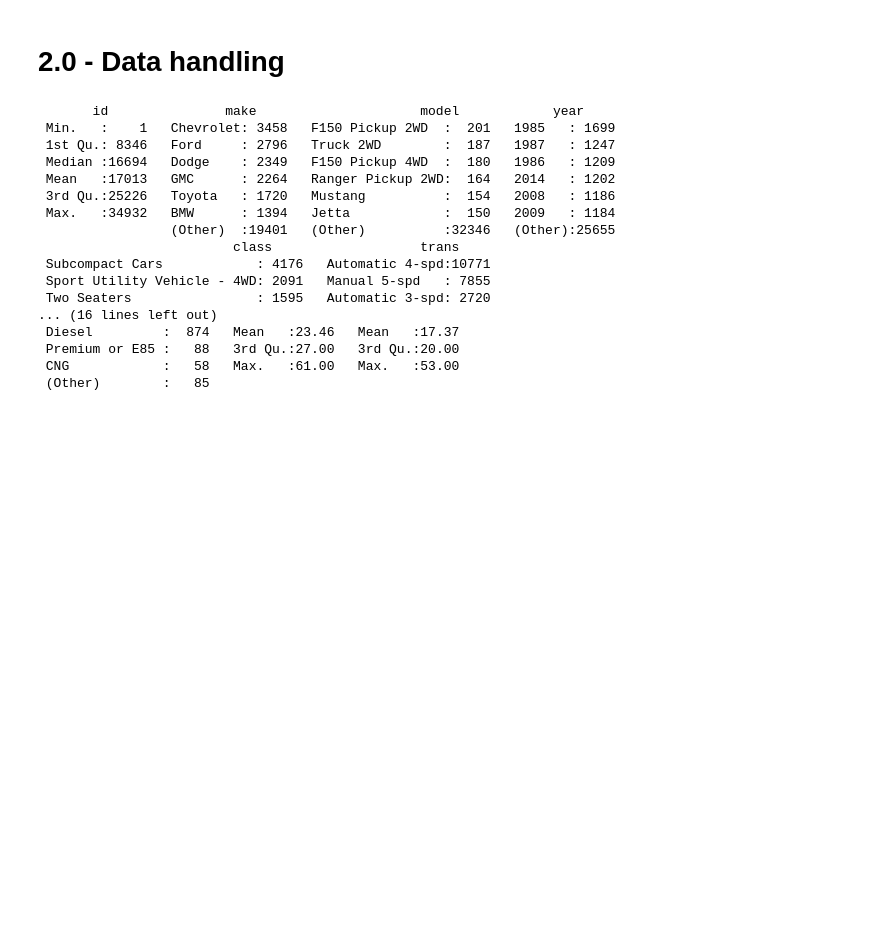
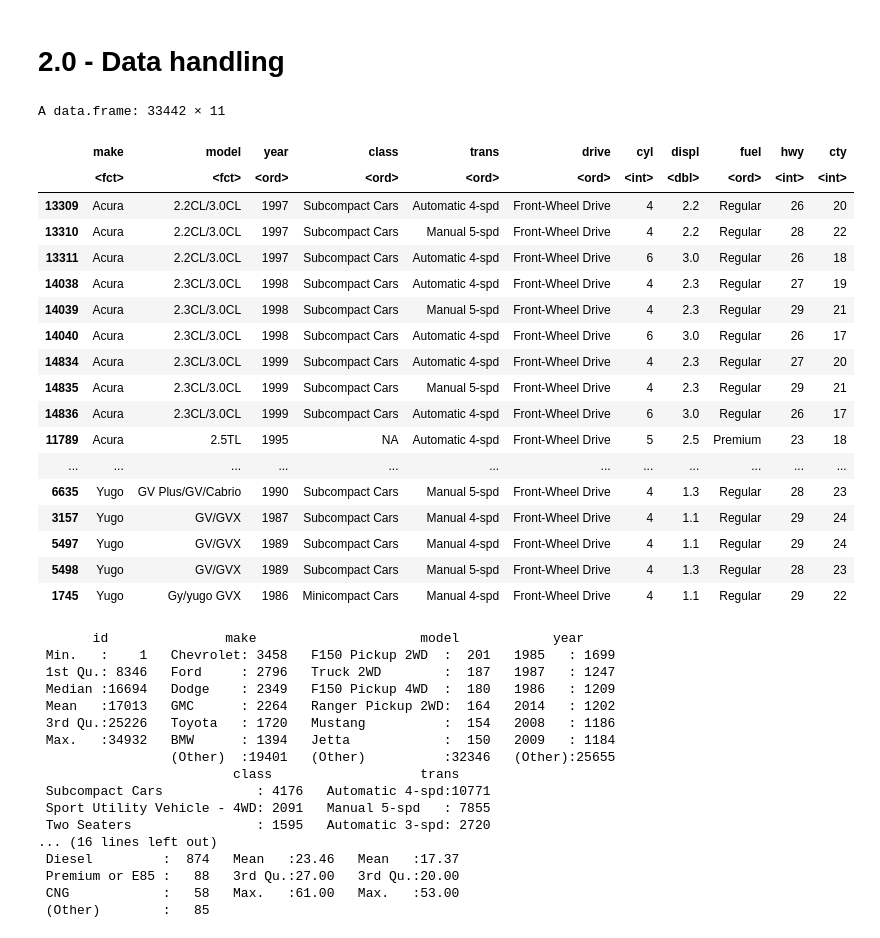
Before and after one commit to GustavoHBDuarte/vehicles, a Jupyter notebook: Notebook_R.ipynb, the cells around one changed output. Saved outputs shown, nothing was run; the diff lists cells and outputs as text; code cells hidden in the pictures; blank space fills up the shorter version.

```diff
--- a/Notebook_R.ipynb
+++ b/Notebook_R.ipynb
@@ -246,6 +375,28 @@ df$hwy <- as.integer(df$hwy)
 
 # "cty" -> integer
 df$cty <- as.integer(df$cty)
+# %%
+data.frame(df, row.names="id")
+# %% [output]
+A data.frame: 33442 × 11
+|  | make | model | year | class | trans | drive | cyl | displ | fuel | hwy | cty |
+|  | <fct> | <fct> | <ord> | <ord> | <ord> | <ord> | <int> | <dbl> | <ord> | <int> | <int> |
+| 13309 | Acura | 2.2CL/3.0CL | 1997 | Subcompact Cars | Automatic 4-spd | Front-Wheel Drive | 4 | 2.2 | Regular | 26 | 20 |
+| 13310 | Acura | 2.2CL/3.0CL | 1997 | Subcompact Cars | Manual 5-spd | Front-Wheel Drive | 4 | 2.2 | Regular | 28 | 22 |
+| 13311 | Acura | 2.2CL/3.0CL | 1997 | Subcompact Cars | Automatic 4-spd | Front-Wheel Drive | 6 | 3.0 | Regular | 26 | 18 |
+| 14038 | Acura | 2.3CL/3.0CL | 1998 | Subcompact Cars | Automatic 4-spd | Front-Wheel Drive | 4 | 2.3 | Regular | 27 | 19 |
+| 14039 | Acura | 2.3CL/3.0CL | 1998 | Subcompact Cars | Manual 5-spd | Front-Wheel Drive | 4 | 2.3 | Regular | 29 | 21 |
+| 14040 | Acura | 2.3CL/3.0CL | 1998 | Subcompact Cars | Automatic 4-spd | Front-Wheel Drive | 6 | 3.0 | Regular | 26 | 17 |
+| 14834 | Acura | 2.3CL/3.0CL | 1999 | Subcompact Cars | Automatic 4-spd | Front-Wheel Drive | 4 | 2.3 | Regular | 27 | 20 |
+| 14835 | Acura | 2.3CL/3.0CL | 1999 | Subcompact Cars | Manual 5-spd | Front-Wheel Drive | 4 | 2.3 | Regular | 29 | 21 |
+| 14836 | Acura | 2.3CL/3.0CL | 1999 | Subcompact Cars | Automatic 4-spd | Front-Wheel Drive | 6 | 3.0 | Regular | 26 | 17 |
+| 11789 | Acura | 2.5TL | 1995 | NA | Automatic 4-spd | Front-Wheel Drive | 5 | 2.5 | Premium | 23 | 18 |
+| ... | ... | ... | ... | ... | ... | ... | ... | ... | ... | ... | ... |
+| 6635 | Yugo | GV Plus/GV/Cabrio | 1990 | Subcompact Cars | Manual 5-spd | Front-Wheel Drive | 4 | 1.3 | Regular | 28 | 23 |
+| 3157 | Yugo | GV/GVX | 1987 | Subcompact Cars | Manual 4-spd | Front-Wheel Drive | 4 | 1.1 | Regular | 29 | 24 |
+| 5497 | Yugo | GV/GVX | 1989 | Subcompact Cars | Manual 4-spd | Front-Wheel Drive | 4 | 1.1 | Regular | 29 | 24 |
+| 5498 | Yugo | GV/GVX | 1989 | Subcompact Cars | Manual 5-spd | Front-Wheel Drive | 4 | 1.3 | Regular | 28 | 23 |
+| 1745 | Yugo | Gy/yugo GVX | 1986 | Minicompact Cars | Manual 4-spd | Front-Wheel Drive | 4 | 1.1 | Regular | 29 | 22 |
 # %%
 summary(df)
 # %% [output]
```
Also changed, not shown: parts of 17 cells of this notebook, 1 other file.
